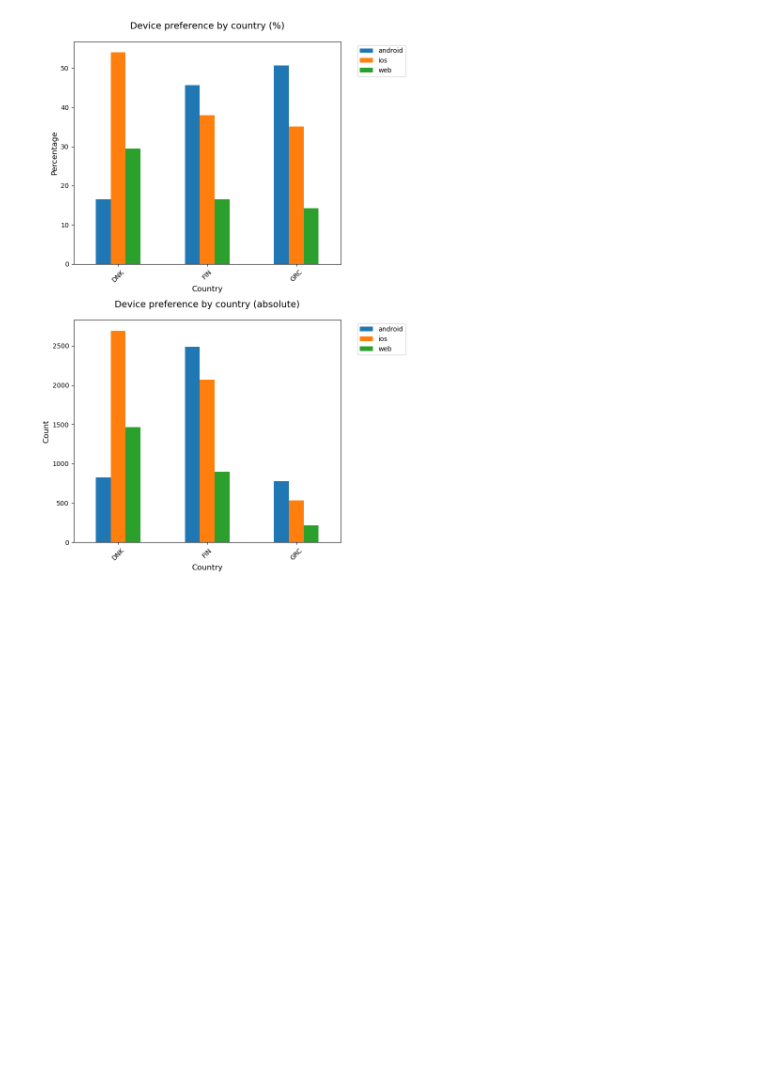
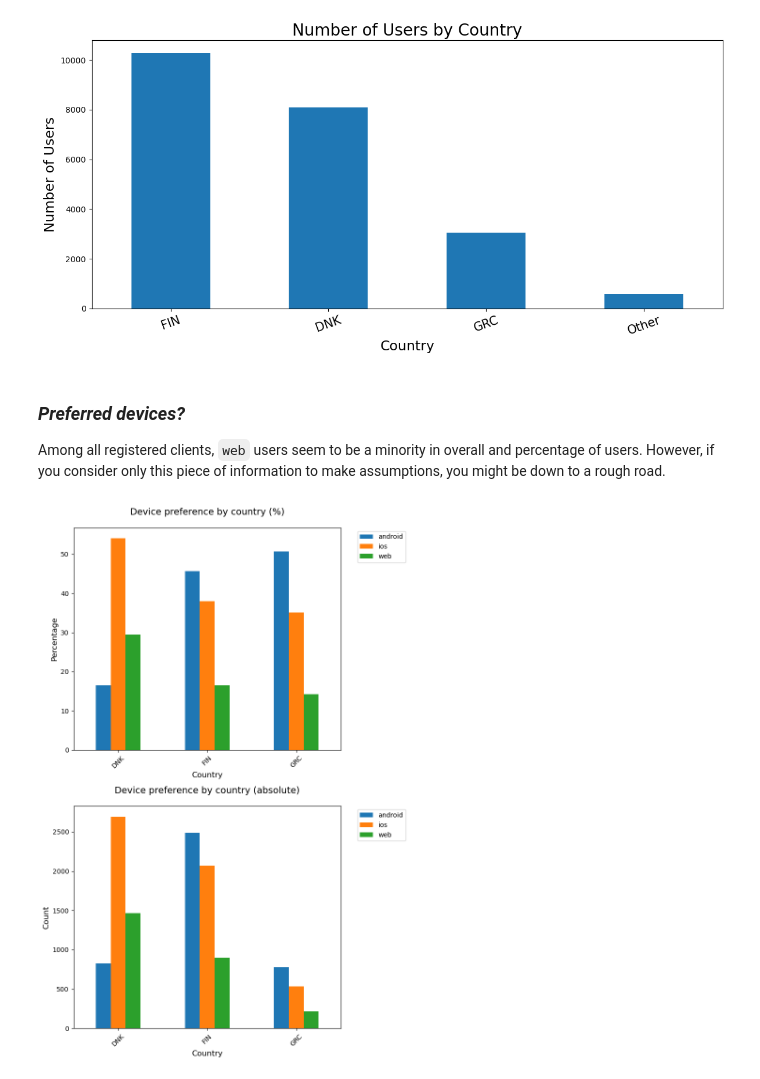
Before and after one commit to FjjDessoyCaraballo/restaurant-data, a Jupyter notebook: task2/notebook.ipynb, the cells around one changed output. Cells and saved outputs as stored; diff of their text form; code cells hidden in the pictures; blank space fills up the shorter version.

```diff
--- a/task2/notebook.ipynb
+++ b/task2/notebook.ipynb
@@ -3,3 +15,13 @@
+# %%
+from osCountry import countryCount
+
+countryCount()
+# %% [output]
+[figure, added]
+# %% [markdown]
+### *Preferred devices?*
+
+Among all registered clients, `web` users seem to be a minority in overall and percentage of users. However, if you consider only this piece of information to make assumptions, you might be down to a rough road.
 # %%
 from osCountry import osPlot
 from parsing import parseDf
```
Also changed, not shown: parts of 11 cells of this notebook, 3 other files.
